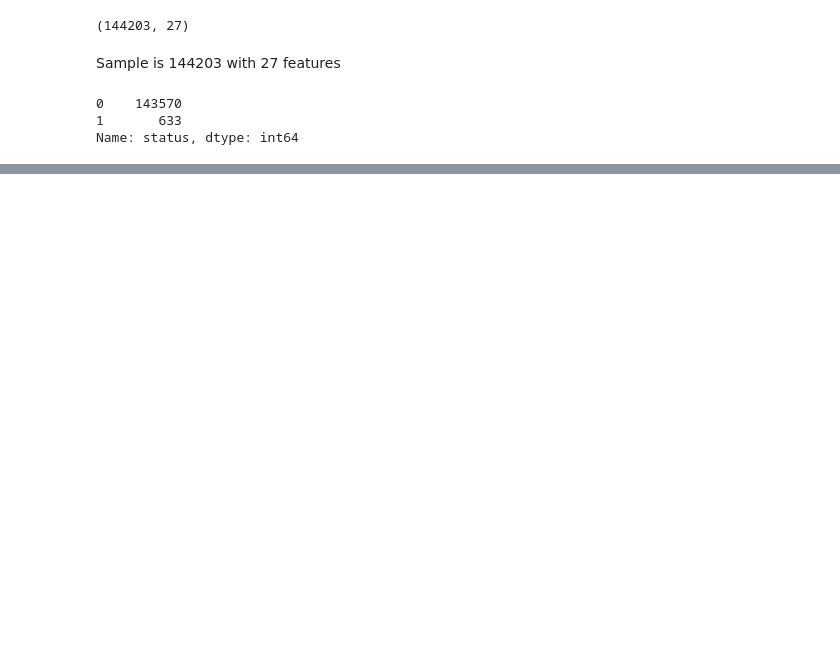
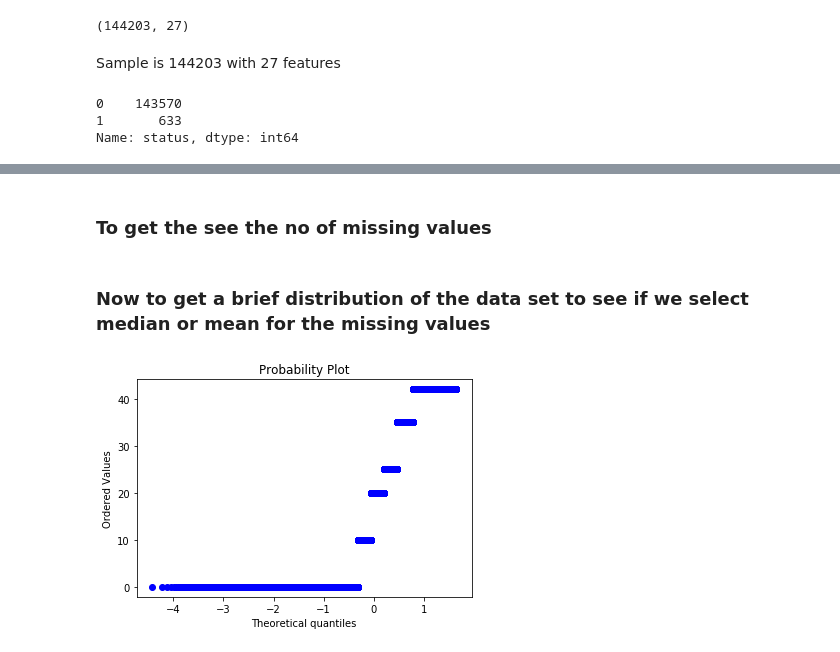
Before and after one commit to prash16/Challenge-Canvass, a Jupyter notebook: Task 1 .ipynb, the cells around one changed output, grey strips where cells are left out. Saved outputs shown, nothing was run; the diff lists cells and outputs as text; code cells hidden in the pictures; blank space fills up the shorter version.

```diff
--- a/Task 1 .ipynb
+++ b/Task 1 .ipynb
@@ -5,7 +9,7 @@ import matplotlib.pyplot as plt
 # %%
 ## What the data that we'll feed into your model's predict(X) function will look like:
 # Notice what the operational_setting_3 column looks like
-data=pd.read_csv("predictive_maintenance_dataset.csv").head().drop(labels=['status', 'unit_number', 'time_stamp'], axis='columns')
+data=pd.read_csv("predictive_maintenance_dataset.csv").drop(labels=['status', 'unit_number', 'time_stamp'], axis='columns')
 # %%
 data_all=pd.read_csv("predictive_maintenance_dataset.csv")
 # %%
@@ -67,0 +81,10 @@ Name: status, dtype: int64
+# %% [markdown]
+###  To get the see the no of missing values
+# %% [markdown]
+### Now to get a brief distribution of the data set  to see if we select median or mean for the missing values
+# %%
+measurements = data['operational_setting_1']
+stats.probplot(measurements, dist="norm", plot=pylab)
+pylab.show()
+# %% [output]
+[figure, added]
```
Also changed, not shown: parts of 19 cells of this notebook.
